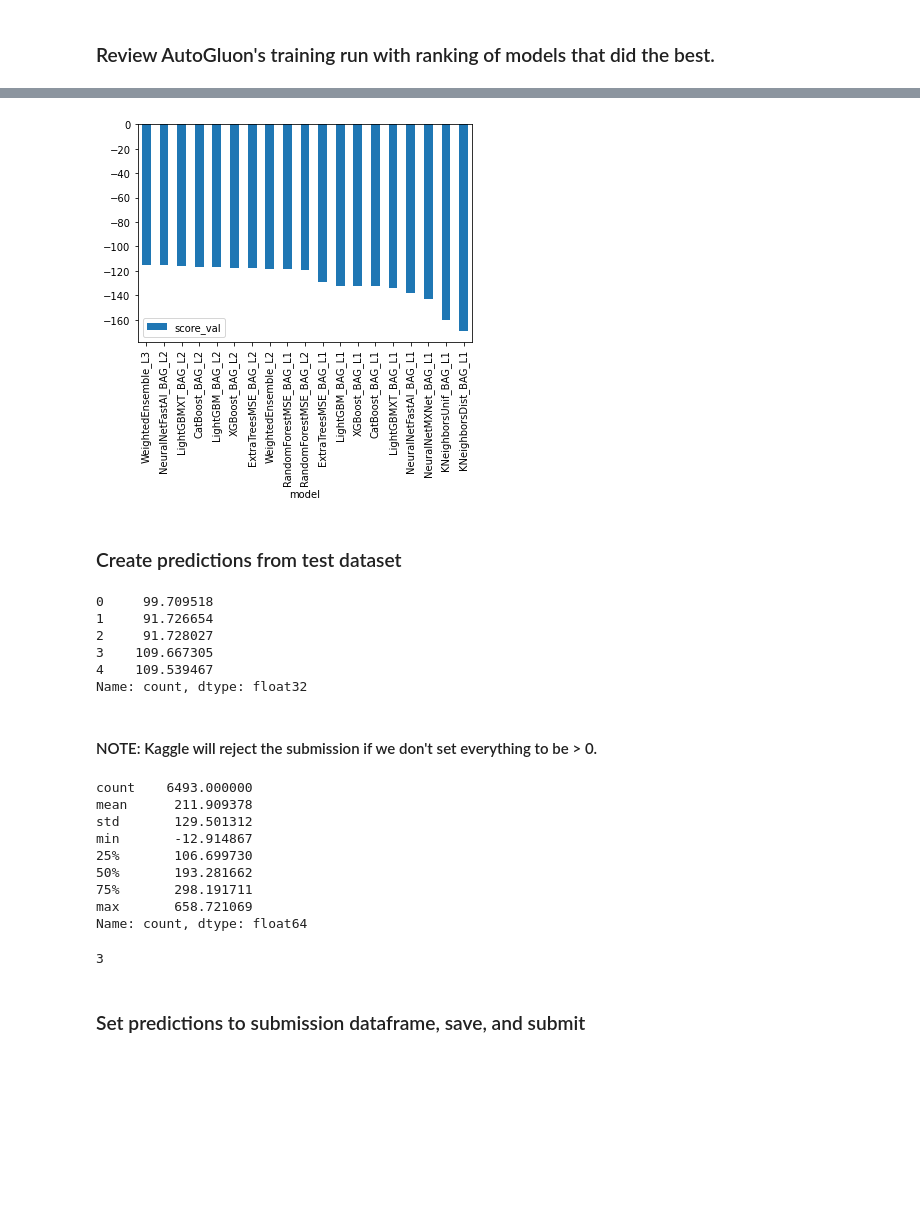
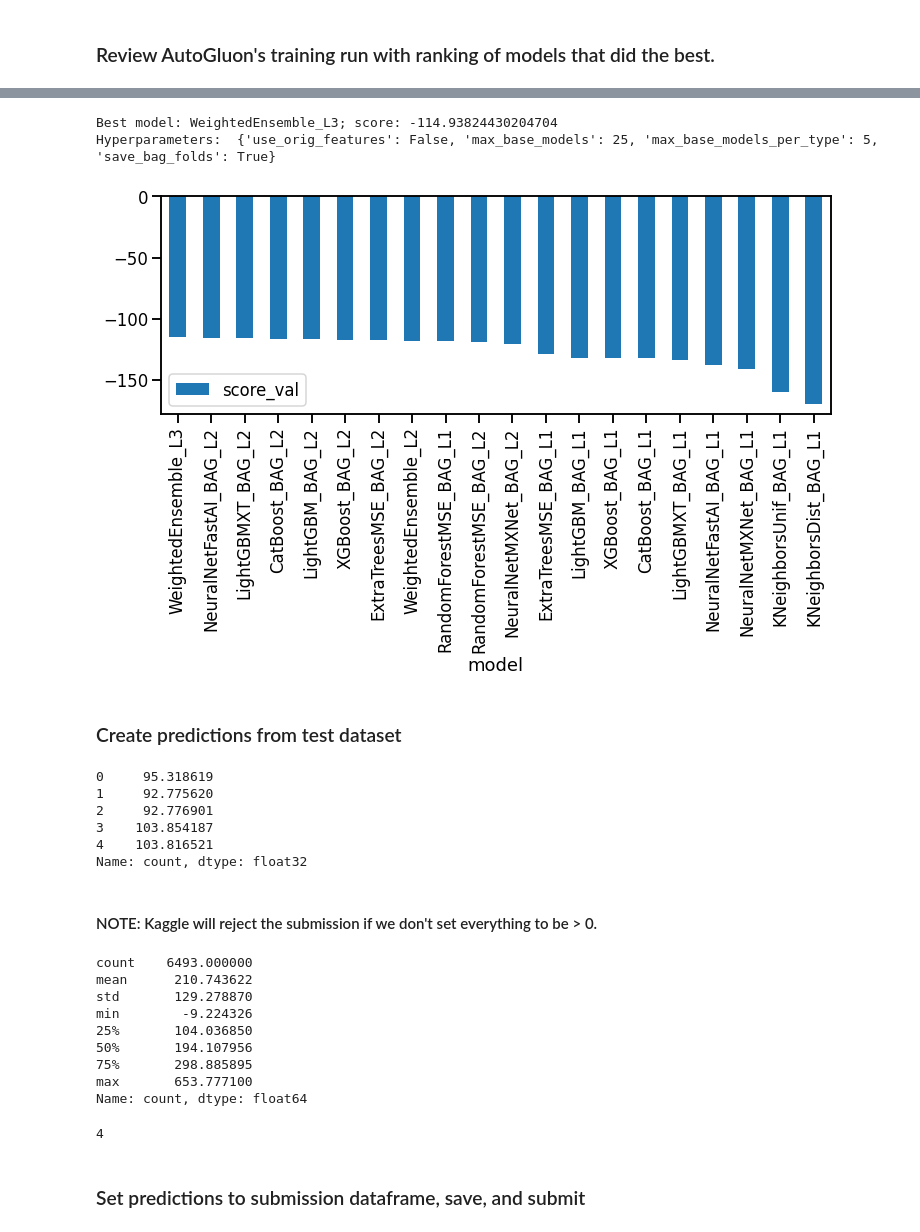
Before and after one commit to elvyna/udacity-aws-mle-nanodegree, a Jupyter notebook: project01-bike-sharing-demand-prediction/project-template.ipynb, the cells around one changed output, grey strips where cells are left out. Drawn from its saved outputs; the diff is of its cells as text; code cells hidden in the pictures; blank space fills up the shorter version.

```diff
--- a/project01-bike-sharing-demand-prediction/project-template.ipynb
+++ b/project01-bike-sharing-demand-prediction/project-template.ipynb
@@ -286,2 +291,0 @@ Estimated performance of each model:
-# %%
-predictor.fit_summary()['model_best']
@@ -309,19 +292,32 @@ dict_keys(['model_types', 'model_performance', 'model_best', 'model_paths', 'mod
+# %%
+iter1_best_model = predictor.fit_summary(verbosity=0)['model_best']
+iter1_eval_metric = predictor.fit_summary(verbosity=0)['model_performance'][iter1_best_model]
+print(f"Best model: {iter1_best_model}; score: {iter1_eval_metric}")
+print("Hyperparameters: ", predictor.fit_summary(verbosity=0)['model_hyperparams'][iter1_best_model])
+# %% [output]
+Best model: WeightedEnsemble_L3; score: -114.93824430204704
+Hyperparameters:  {'use_orig_features': False, 'max_base_models': 25, 'max_base_models_per_type': 5, 'save_bag_folds': True}
 # %%
 # Output the model's `score_val` in a bar chart to compare performance
-predictor.leaderboard(silent=True).plot(kind="bar", x="model", y="score_val");
+predictor.leaderboard(silent=True).plot(
+    kind="bar",
+    x="model",
+    y="score_val",
+    figsize=(12,4)
+);
 # %% [output]
-[figure, old version]
+[figure, new version]
 # %% [markdown]
 ### Create predictions from test dataset
 # %%
 predictions = predictor.predict(test)
 predictions.head()
 # %% [output]
-0     99.709518
-1     91.726654
-2     91.728027
-3    109.667305
-4    109.539467
+0     95.318619
+1     92.775620
+2     92.776901
+3    103.854187
+4    103.816521
 Name: count, dtype: float32
 # %% [markdown]
 #### NOTE: Kaggle will reject the submission if we don't set everything to be > 0.
@@ -330,19 +326,19 @@ Name: count, dtype: float32
 predictions.describe()
 # %% [output]
 count    6493.000000
-mean      211.909378
-std       129.501312
-min       -12.914867
-25%       106.699730
-50%       193.281662
-75%       298.191711
-max       658.721069
+mean      210.743622
+std       129.278870
+min        -9.224326
+25%       104.036850
+50%       194.107956
+75%       298.885895
+max       653.777100
 Name: count, dtype: float64
 # %%
 # How many negative values do we have?
 (predictions < 0).sum()
 # %% [output]
-3
+4
 # %%
 # Set them to zero
 mask_negative = (predictions < 0)
```
Also changed, not shown: parts of 36 cells of this notebook, 1 other file.
